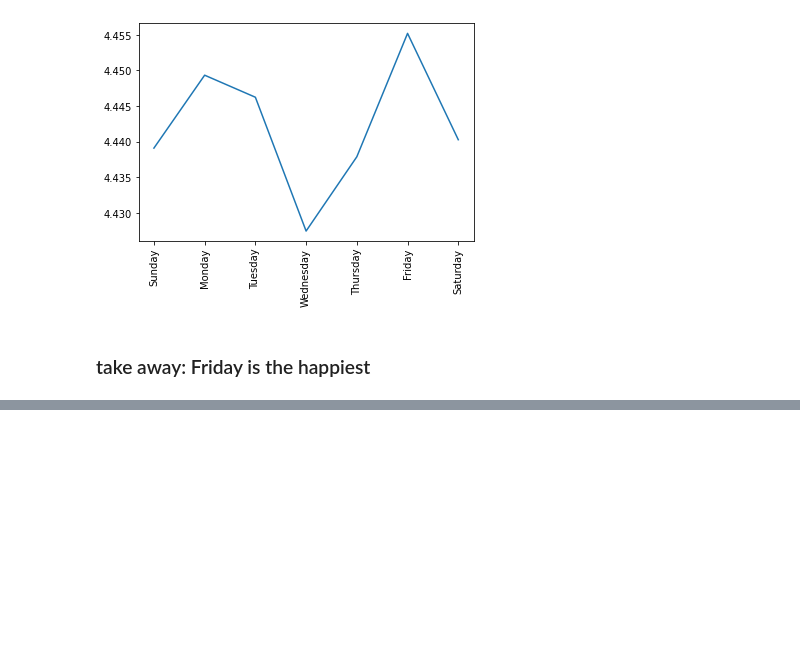
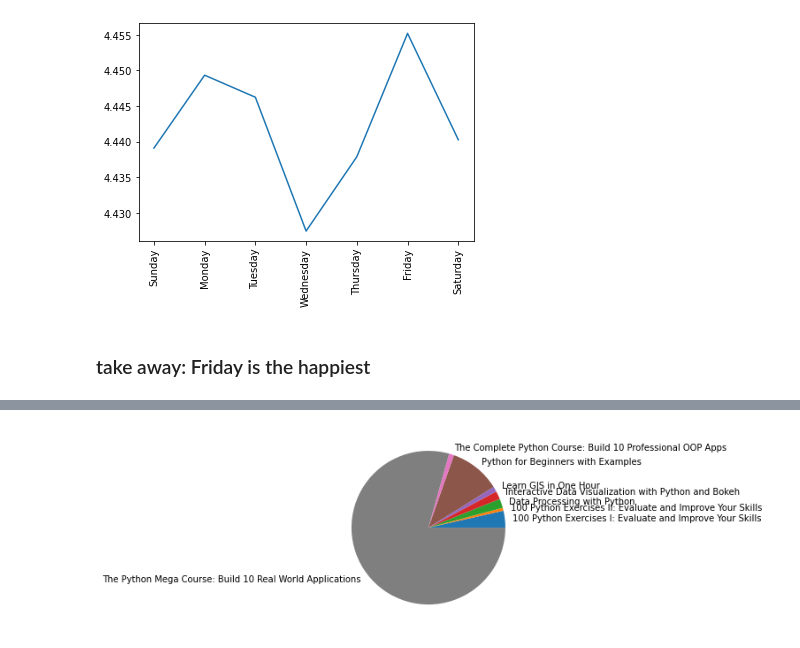
Before and after one commit to SophieGarden/Python_applications, a Jupyter notebook: app3_data_analysis_visualization/data_analysis.ipynb, the cells around one changed output, grey strips where cells are left out. Saved outputs shown, nothing was run; the diff lists cells and outputs as text; code cells hidden in the pictures; blank space fills up the shorter version.

```diff
--- a/app3_data_analysis_visualization/data_analysis.ipynb
+++ b/app3_data_analysis_visualization/data_analysis.ipynb
@@ -159,0 +163,2 @@ None
+# %%
+df_by_course_overall_count = df.groupby(['Course Name']).Rating.count()
@@ -159,0 +197,5 @@ None
+# %%
+plt.pie(df_by_course_overall_count, labels=df_by_course_overall_count.index)
+None
+# %% [output]
+[figure, added]
```
Also changed, not shown: parts of 7 cells of this notebook, 6 other files.
